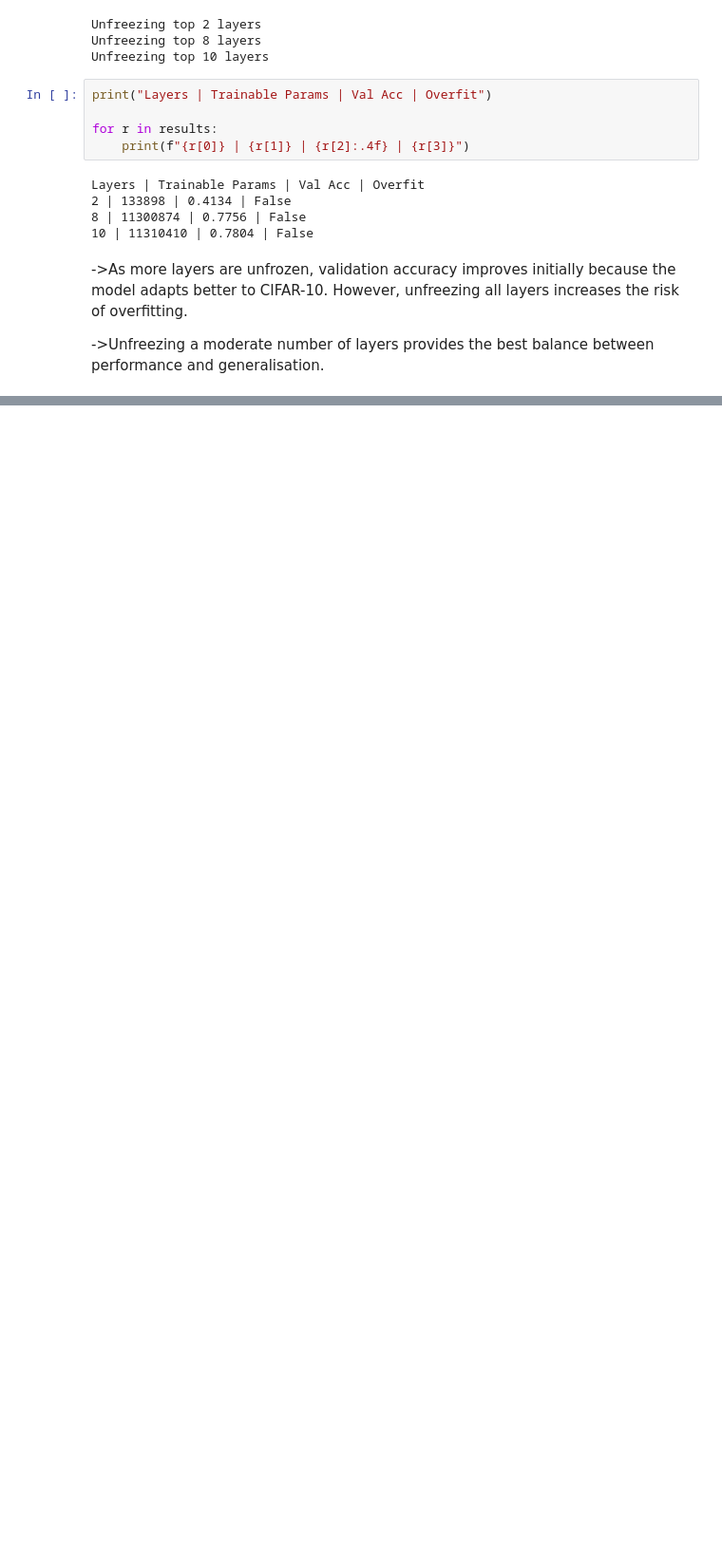
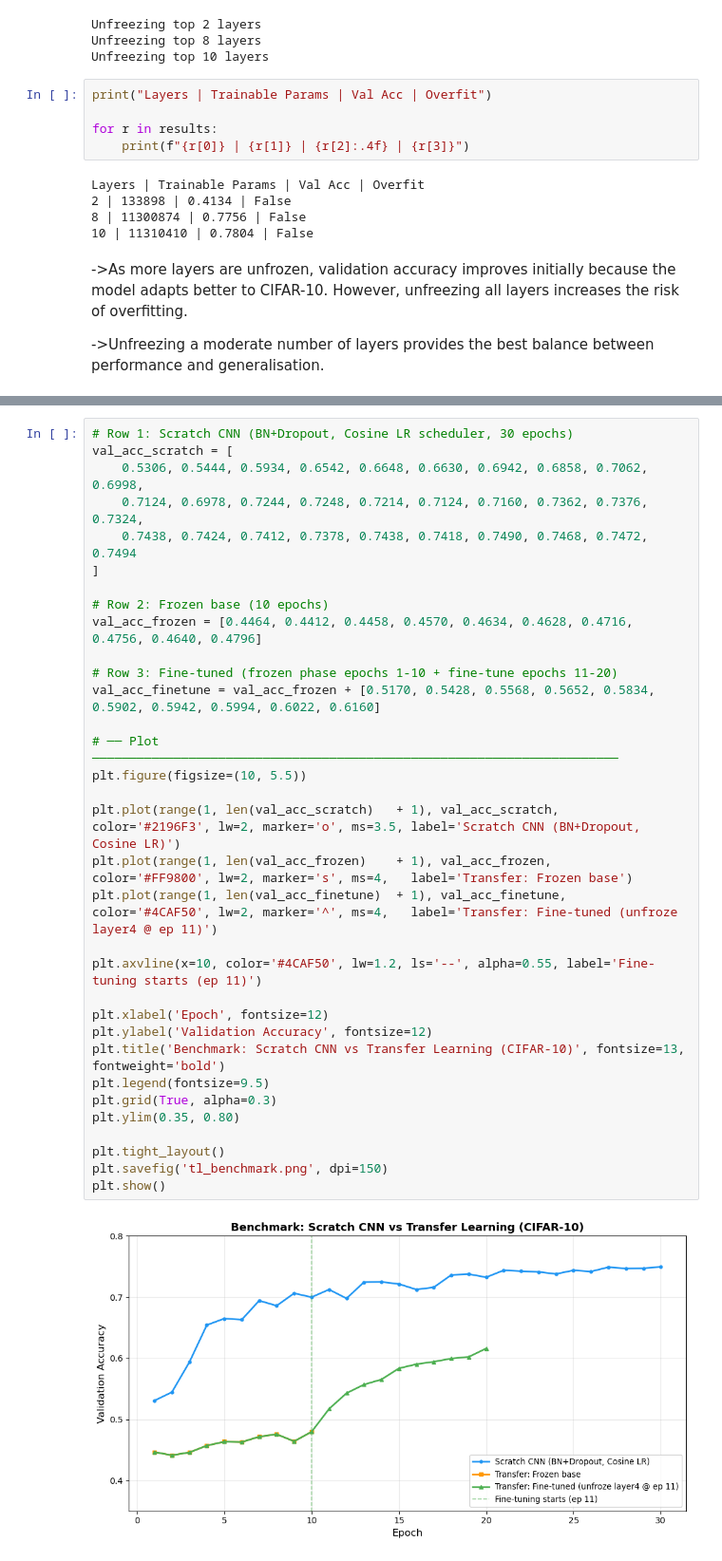
Before and after one commit to ritesh-kr18/CNN_Lab_Work, a Jupyter notebook: 24cd3035_CNN_Lab.ipynb, the cells around one changed output, grey strips where cells are left out. Shown at 95% size. Saved outputs shown, nothing was run; the diff lists cells and outputs as text; blank space fills up the shorter version.

Commit message:
Task 5: completed benchmark comparison showing scratch CNN outperforming transfer learning variants

```diff
--- a/24cd3035_CNN_Lab.ipynb
+++ b/24cd3035_CNN_Lab.ipynb
@@ -2040,0 +2057,35 @@ Layers | Trainable Params | Val Acc | Overfit
+# %%
+# Row 1: Scratch CNN (BN+Dropout, Cosine LR scheduler, 30 epochs)
+val_acc_scratch = [
+    0.5306, 0.5444, 0.5934, 0.6542, 0.6648, 0.6630, 0.6942, 0.6858, 0.7062, 0.6998,
+    0.7124, 0.6978, 0.7244, 0.7248, 0.7214, 0.7124, 0.7160, 0.7362, 0.7376, 0.7324,
+    0.7438, 0.7424, 0.7412, 0.7378, 0.7438, 0.7418, 0.7490, 0.7468, 0.7472, 0.7494
+]
+
+# Row 2: Frozen base (10 epochs)
+val_acc_frozen = [0.4464, 0.4412, 0.4458, 0.4570, 0.4634, 0.4628, 0.4716, 0.4756, 0.4640, 0.4796]
+
+# Row 3: Fine-tuned (frozen phase epochs 1-10 + fine-tune epochs 11-20)
+val_acc_finetune = val_acc_frozen + [0.5170, 0.5428, 0.5568, 0.5652, 0.5834, 0.5902, 0.5942, 0.5994, 0.6022, 0.6160]
+
+# ── Plot ───────────────────────────────────────────────────────────────────────
+plt.figure(figsize=(10, 5.5))
+
+plt.plot(range(1, len(val_acc_scratch)   + 1), val_acc_scratch,   color='#2196F3', lw=2, marker='o', ms=3.5, label='Scratch CNN (BN+Dropout, Cosine LR)')
+plt.plot(range(1, len(val_acc_frozen)    + 1), val_acc_frozen,    color='#FF9800', lw=2, marker='s', ms=4,   label='Transfer: Frozen base')
+plt.plot(range(1, len(val_acc_finetune)  + 1), val_acc_finetune,  color='#4CAF50', lw=2, marker='^', ms=4,   label='Transfer: Fine-tuned (unfroze layer4 @ ep 11)')
+
+plt.axvline(x=10, color='#4CAF50', lw=1.2, ls='--', alpha=0.55, label='Fine-tuning starts (ep 11)')
+
+plt.xlabel('Epoch', fontsize=12)
+plt.ylabel('Validation Accuracy', fontsize=12)
+plt.title('Benchmark: Scratch CNN vs Transfer Learning (CIFAR-10)', fontsize=13, fontweight='bold')
+plt.legend(fontsize=9.5)
+plt.grid(True, alpha=0.3)
+plt.ylim(0.35, 0.80)
+
+plt.tight_layout()
+plt.savefig('tl_benchmark.png', dpi=150)
+plt.show()
+# %% [output]
+[figure, added]
```
Also changed, not shown: parts of 5 cells of this notebook.
